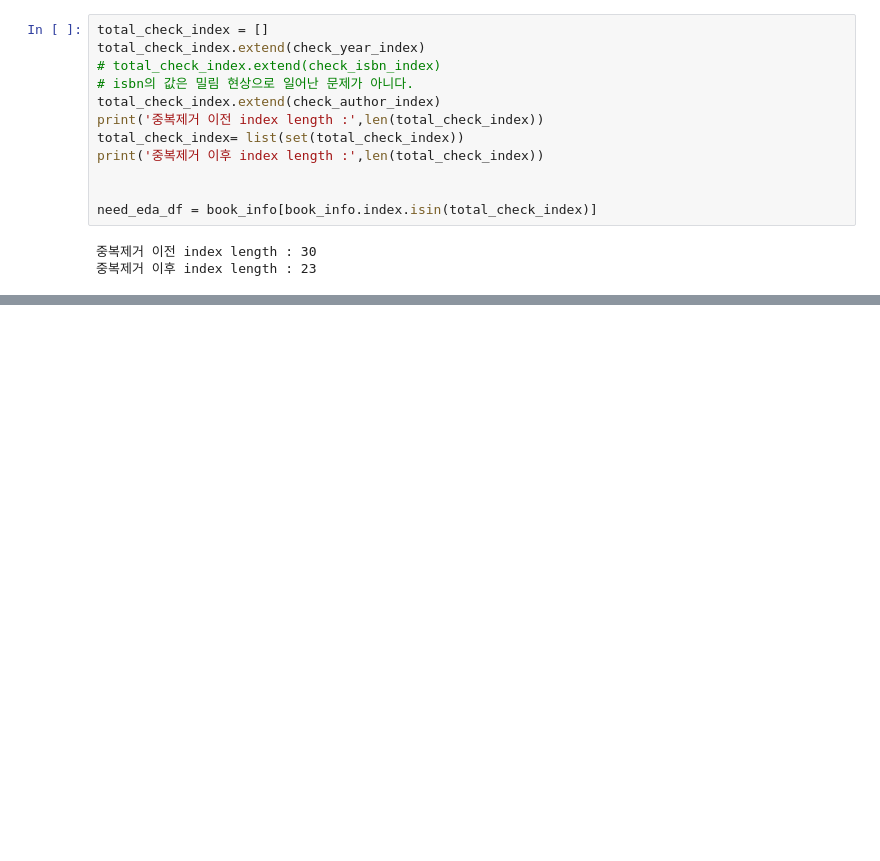
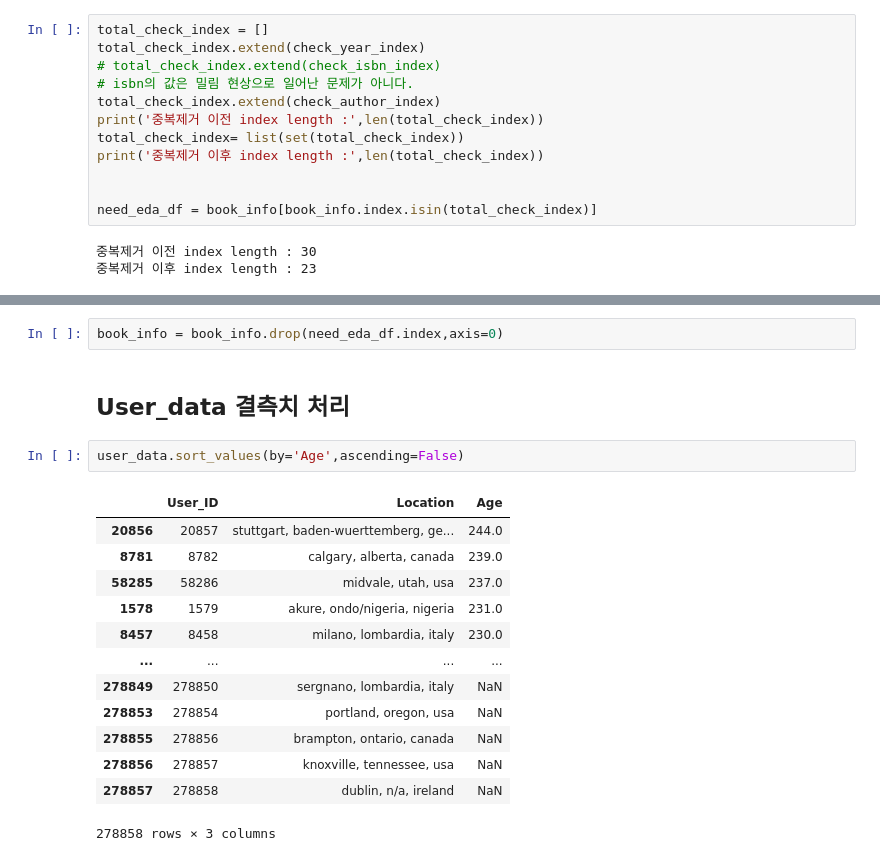
Before and after one commit to YB-nt/My_Project, a Jupyter notebook: book_bata_set.ipynb, the cells around one changed output, grey strips where cells are left out. Cells and saved outputs as stored; diff of their text form; blank space fills up the shorter version.

```diff
--- a/book_bata_set.ipynb
+++ b/book_bata_set.ipynb
@@ -369,0 +246,20 @@ need_eda_df.Book_Title.iloc[0]
+# %%
+book_info = book_info.drop(need_eda_df.index,axis=0)
+# %% [markdown]
+## User_data 결측치 처리
+# %%
+user_data.sort_values(by='Age',ascending=False)
+# %% [output]
+|  | User_ID | Location | Age |
+| 20856 | 20857 | stuttgart, baden-wuerttemberg, ge... | 244.0 |
+| 8781 | 8782 | calgary, alberta, canada | 239.0 |
+| 58285 | 58286 | midvale, utah, usa | 237.0 |
+| 1578 | 1579 | akure, ondo/nigeria, nigeria | 231.0 |
+| 8457 | 8458 | milano, lombardia, italy | 230.0 |
+| ... | ... | ... | ... |
+| 278849 | 278850 | sergnano, lombardia, italy | NaN |
+| 278853 | 278854 | portland, oregon, usa | NaN |
+| 278855 | 278856 | brampton, ontario, canada | NaN |
+| 278856 | 278857 | knoxville, tennessee, usa | NaN |
+| 278857 | 278858 | dublin, n/a, ireland | NaN |
+278858 rows × 3 columns
```
Also changed, not shown: parts of 42 cells of this notebook.
